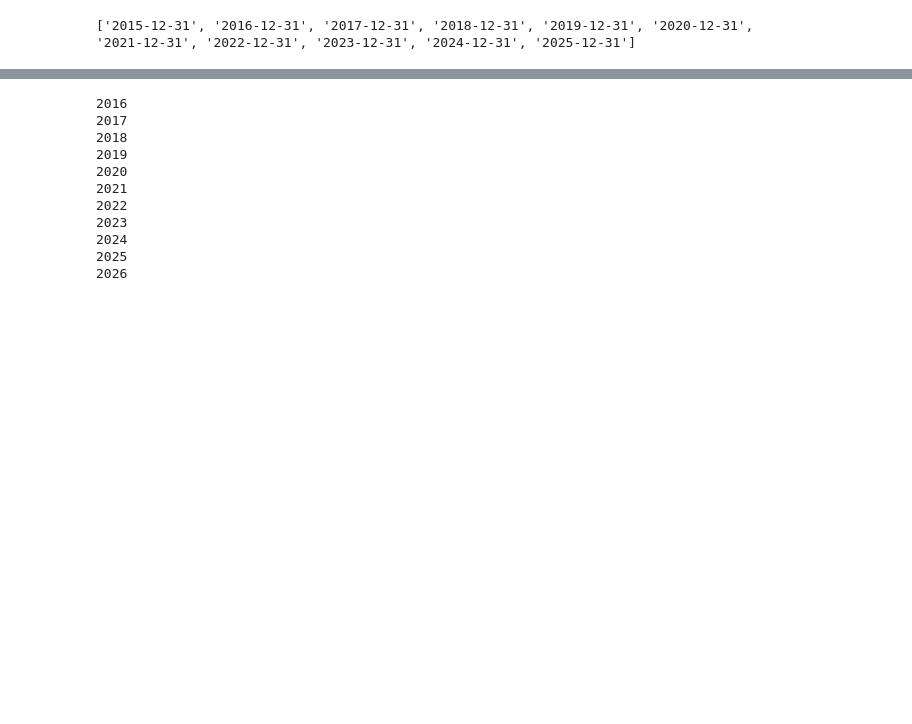
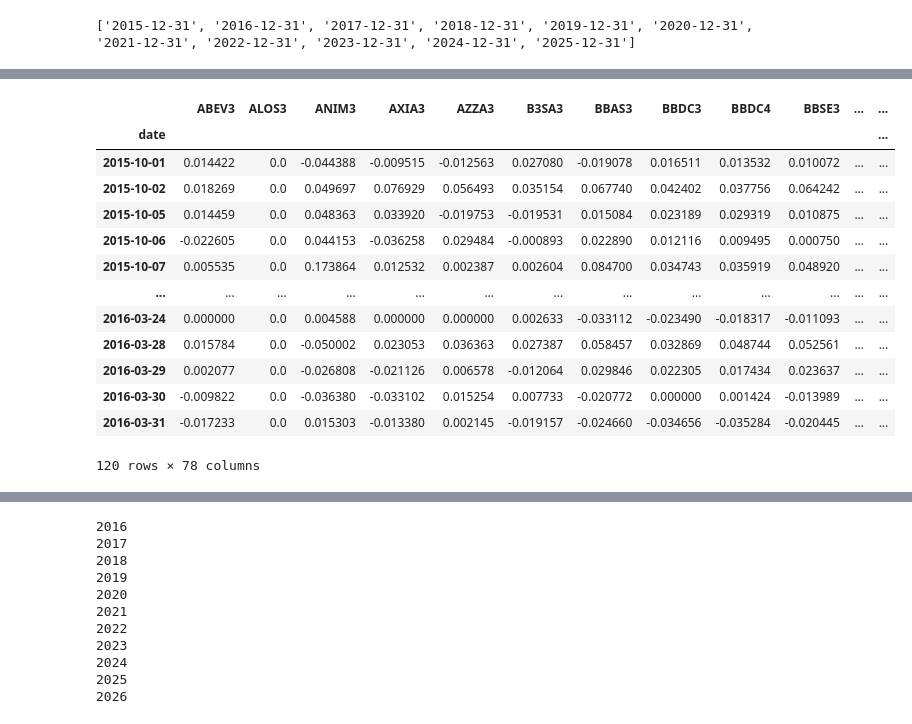
Before and after one commit to JoaoNogaroli/mestrado, a Jupyter notebook: Disciplina-atellier/mestrado/otimizacao_principal_mf.ipynb, the cells around one changed output, grey strips where cells are left out. Drawn from its saved outputs; the diff is of its cells as text; code cells hidden in the pictures; blank space fills up the shorter version.

```diff
--- a/Disciplina-atellier/mestrado/otimizacao_principal_mf.ipynb
+++ b/Disciplina-atellier/mestrado/otimizacao_principal_mf.ipynb
@@ -137,0 +137,17 @@ score_usado
+# %%
+dfs[str(2015)]
+# %% [output]
+|  | ABEV3 | ALOS3 | ANIM3 | AXIA3 | AZZA3 | B3SA3 | BBAS3 | BBDC3 | BBDC4 | BBSE3 | ... | ... |
+| date |  |  |  |  |  |  |  |  |  |  |  | ... |
+| 2015-10-01 | 0.014422 | 0.0 | -0.044388 | -0.009515 | -0.012563 | 0.027080 | -0.019078 | 0.016511 | 0.013532 | 0.010072 | ... | ... |
+| 2015-10-02 | 0.018269 | 0.0 | 0.049697 | 0.076929 | 0.056493 | 0.035154 | 0.067740 | 0.042402 | 0.037756 | 0.064242 | ... | ... |
+| 2015-10-05 | 0.014459 | 0.0 | 0.048363 | 0.033920 | -0.019753 | -0.019531 | 0.015084 | 0.023189 | 0.029319 | 0.010875 | ... | ... |
+| 2015-10-06 | -0.022605 | 0.0 | 0.044153 | -0.036258 | 0.029484 | -0.000893 | 0.022890 | 0.012116 | 0.009495 | 0.000750 | ... | ... |
+| 2015-10-07 | 0.005535 | 0.0 | 0.173864 | 0.012532 | 0.002387 | 0.002604 | 0.084700 | 0.034743 | 0.035919 | 0.048920 | ... | ... |
+| ... | ... | ... | ... | ... | ... | ... | ... | ... | ... | ... | ... | ... |
+| 2016-03-24 | 0.000000 | 0.0 | 0.004588 | 0.000000 | 0.000000 | 0.002633 | -0.033112 | -0.023490 | -0.018317 | -0.011093 | ... | ... |
+| 2016-03-28 | 0.015784 | 0.0 | -0.050002 | 0.023053 | 0.036363 | 0.027387 | 0.058457 | 0.032869 | 0.048744 | 0.052561 | ... | ... |
+| 2016-03-29 | 0.002077 | 0.0 | -0.026808 | -0.021126 | 0.006578 | -0.012064 | 0.029846 | 0.022305 | 0.017434 | 0.023637 | ... | ... |
+| 2016-03-30 | -0.009822 | 0.0 | -0.036380 | -0.033102 | 0.015254 | 0.007733 | -0.020772 | 0.000000 | 0.001424 | -0.013989 | ... | ... |
+| 2016-03-31 | -0.017233 | 0.0 | 0.015303 | -0.013380 | 0.002145 | -0.019157 | -0.024660 | -0.034656 | -0.035284 | -0.020445 | ... | ... |
+120 rows × 78 columns
```
Also changed, not shown: parts of 6 cells of this notebook, 38 other files.
